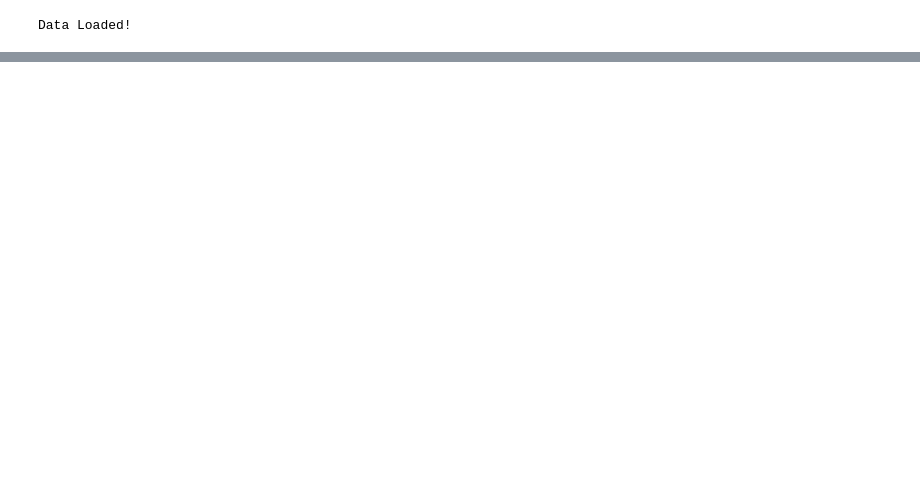
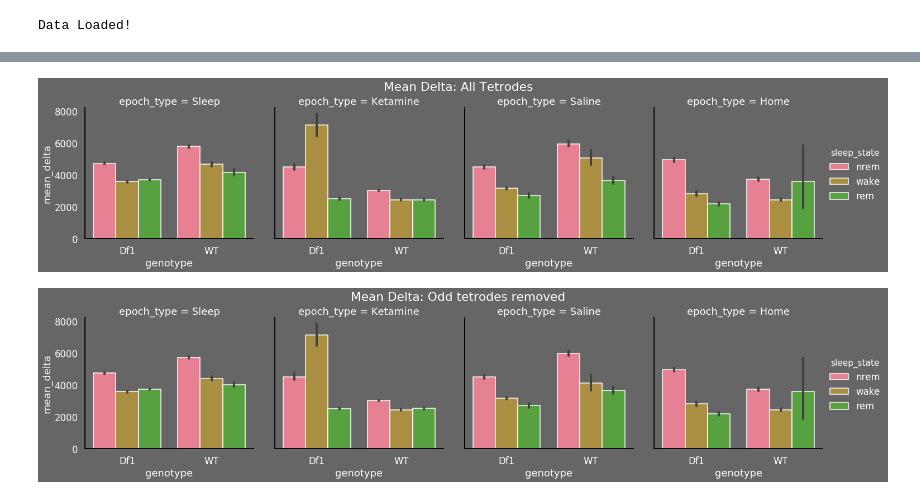
Before and after one commit to nubs01/toolbox, a Jupyter notebook: python_dataProcessing/grab_and_plot.ipynb, the cells around one changed output, grey strips where cells are left out. Cells and saved outputs as stored; diff of their text form; code cells hidden in the pictures; blank space fills up the shorter version.

```diff
--- a/python_dataProcessing/grab_and_plot.ipynb
+++ b/python_dataProcessing/grab_and_plot.ipynb
@@ -54,0 +97,11 @@ g = sns.catplot(x='genotype',y='mean_delta',hue='sleep_state',data=dataMat,col="
+# %%
+# To see impact of removed tetrodes
+# Plot whole dataset
+g = sns.catplot(x='genotype',y='mean_delta',hue='sleep_state',data=dataMat.query("not (sleep_state=='transition')"),col="epoch_type",kind='bar',palette=col_palette)
+addTitle(g,'Mean Delta: All Tetrodes')
+# Plot with tetrodes removed
+g2 = sns.catplot(x='genotype',y='mean_delta',hue='sleep_state',data=df,col="epoch_type",kind='bar',palette=col_palette)
+addTitle(g2,'Mean Delta: Odd tetrodes removed')
+# %% [output]
+[figure, added]
+[figure, added]
```
Also changed, not shown: parts of 26 cells of this notebook, 10 other files.
